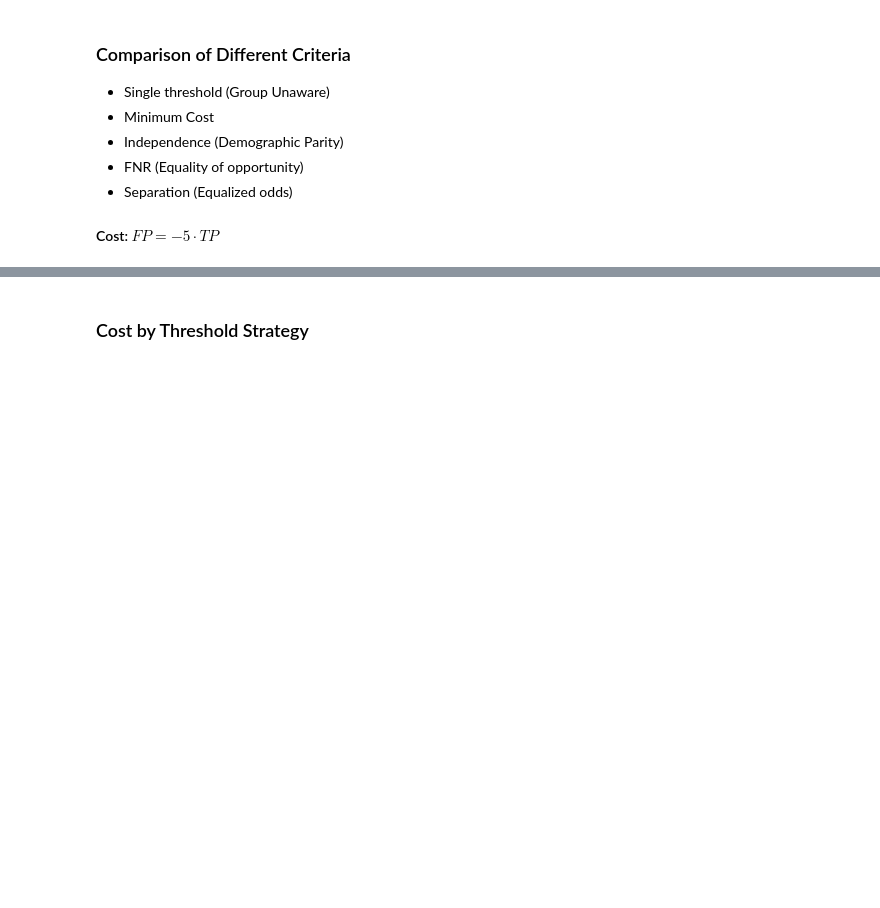
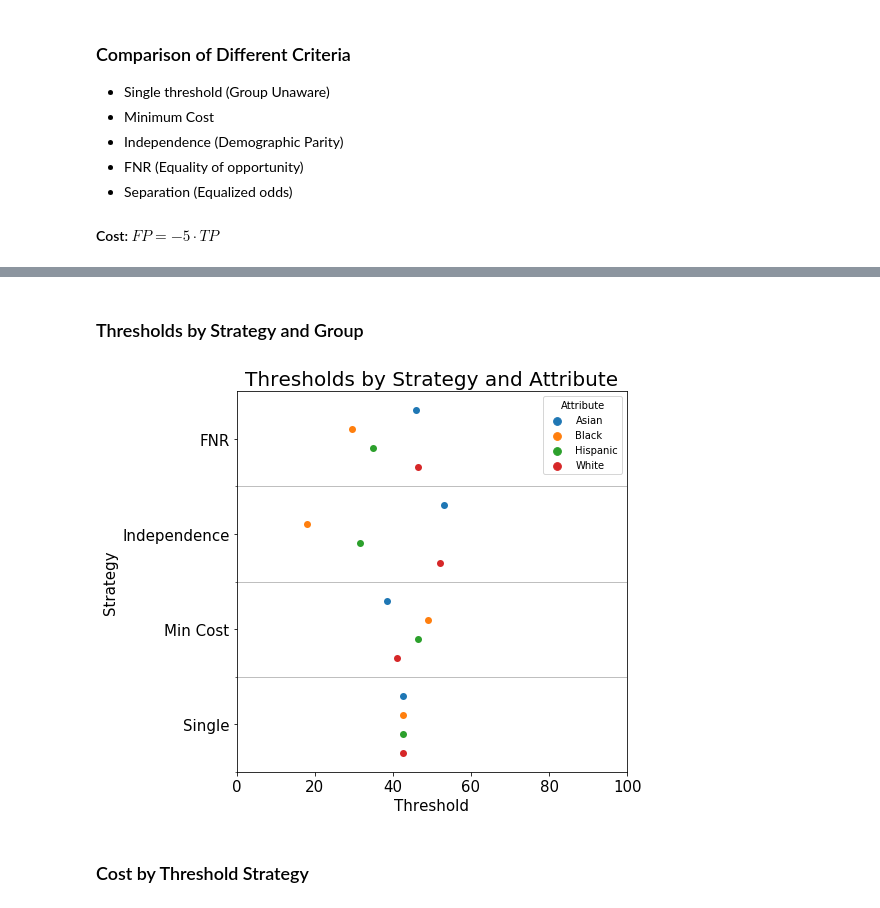
Before and after one commit to ResponsiblyAI/responsibly, a Jupyter notebook: docs/notebooks/demo-fico-analysis.ipynb, the cells around one changed output, grey strips where cells are left out. Cells and saved outputs as stored; diff of their text form; code cells hidden in the pictures; blank space fills up the shorter version.

Commit message:
run FICO notebook with plot_thresholds

```diff
--- a/docs/notebooks/demo-fico-analysis.ipynb
+++ b/docs/notebooks/demo-fico-analysis.ipynb
@@ -212,3 +213,11 @@ plt.ylim(0.4, 1);
+# %% [markdown]
+### Thresholds by Strategy and Group
+# %%
+plot_thresholds(thresholds_data,
+                xlim=(0, 100), figsize=(7, 7),
+                title_fontsize=20, text_fontsize=15);
+# %% [output]
+[figure, added]
 # %% [markdown]
 ### Cost by Threshold Strategy
 # %%
```
Also changed, not shown: parts of 9 cells of this notebook.
